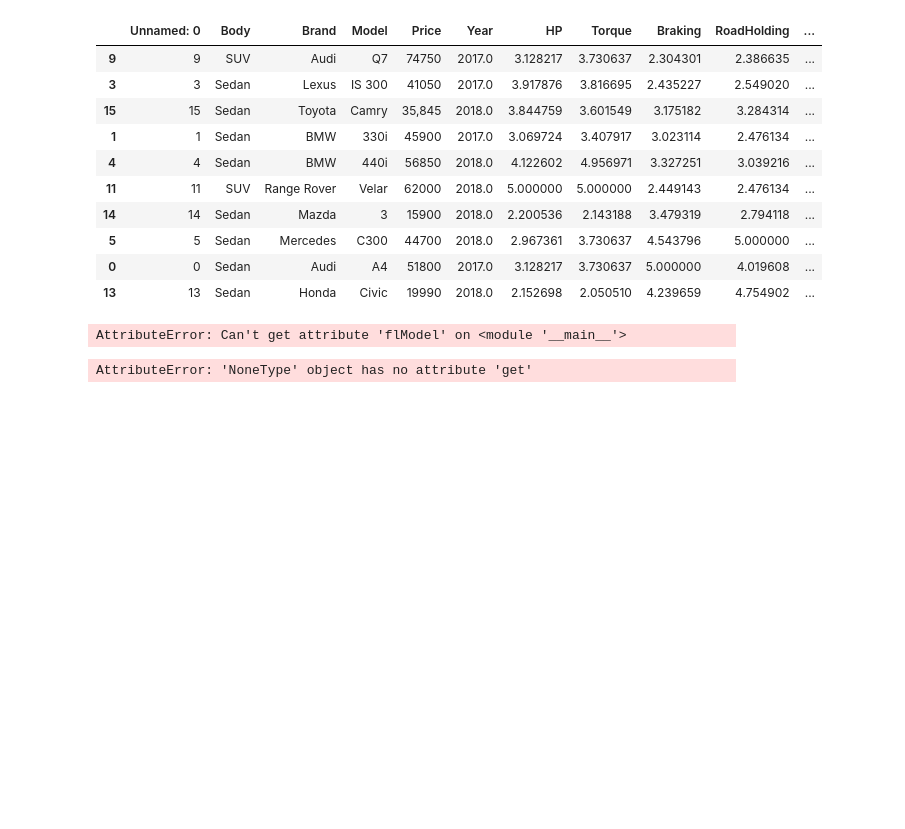
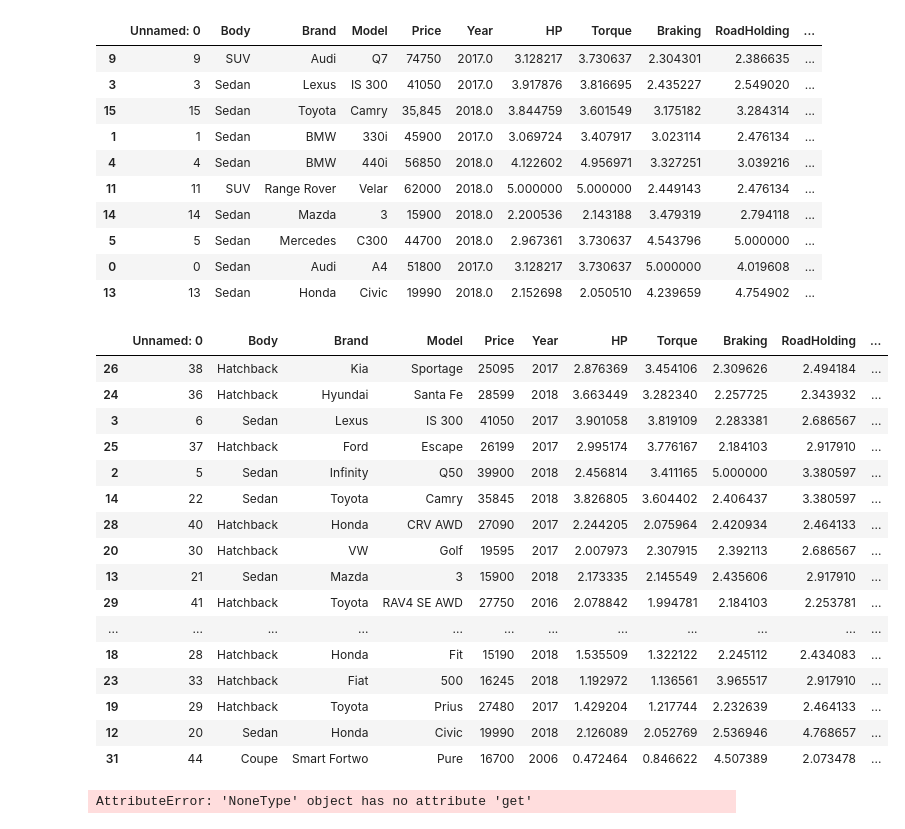
Before and after one commit to trentlavoie/fydp, a Jupyter notebook: notebooks/rec/rmse.ipynb, the cells around one changed output. Drawn from its saved outputs; the diff is of its cells as text; code cells hidden in the pictures; blank space fills up the shorter version.

Commit message:
rmse and model integration

```diff
--- a/notebooks/rec/rmse.ipynb
+++ b/notebooks/rec/rmse.ipynb
@@ -76,7 +77,7 @@ df.sort_values(by=['rmse_score'])
 | 13 | 13 | Sedan | Honda | Civic | 19990 | 2018.0 | 2.152698 | 2.050510 | 4.239659 | 4.754902 | ... |
 # %%
 def generate_user_vec(driving_log, web_map, m):
-    df = m.format_df([driving_log])
+    run_df = m.format_df([driving_log])
 
     num_of_brakes_average, num_of_brakes_stepped = m.count_braking_steps(run_df)
 
@@ -153,16 +154,32 @@ def find_car(models_file, driving_log, web_inputs, fuzzy_model):
 # %%
 web_mapping = {
     'price_min': 10000,
     'price_max': 45000,
-    'fuel_economy': 2, # 1,2,3
+    'fuel_economy': 1, # 1,2,3
 }
 
 with open('models/fuzzy_models.p', 'rb') as handle:
     fuzzy_models = pickle.load(handle)
 
-find_car(DATA_FILE, 'hwd_data2/run_34.csv', web_mapping, fuzzy_models)
+find_car(DATA_FILE, 'hwd_data2/run_40.csv', web_mapping, fuzzy_models)
 # %% [output]
-AttributeError: Can't get attribute 'flModel' on <module '__main__'>
+|  | Unnamed: 0 | Body | Brand | Model | Price | Year | HP | Torque | Braking | RoadHolding | ... |
+| 26 | 38 | Hatchback | Kia | Sportage | 25095 | 2017 | 2.876369 | 3.454106 | 2.309626 | 2.494184 | ... |
+| 24 | 36 | Hatchback | Hyundai | Santa Fe | 28599 | 2018 | 3.663449 | 3.282340 | 2.257725 | 2.343932 | ... |
+| 3 | 6 | Sedan | Lexus | IS 300 | 41050 | 2017 | 3.901058 | 3.819109 | 2.283381 | 2.686567 | ... |
+| 25 | 37 | Hatchback | Ford | Escape | 26199 | 2017 | 2.995174 | 3.776167 | 2.184103 | 2.917910 | ... |
+| 2 | 5 | Sedan | Infinity | Q50 | 39900 | 2018 | 2.456814 | 3.411165 | 5.000000 | 3.380597 | ... |
+| 14 | 22 | Sedan | Toyota | Camry | 35845 | 2018 | 3.826805 | 3.604402 | 2.406437 | 3.380597 | ... |
+| 28 | 40 | Hatchback | Honda | CRV AWD | 27090 | 2017 | 2.244205 | 2.075964 | 2.420934 | 2.464133 | ... |
+| 20 | 30 | Hatchback | VW | Golf | 19595 | 2017 | 2.007973 | 2.307915 | 2.392113 | 2.686567 | ... |
+| 13 | 21 | Sedan | Mazda | 3 | 15900 | 2018 | 2.173335 | 2.145549 | 2.435606 | 2.917910 | ... |
+| 29 | 41 | Hatchback | Toyota | RAV4 SE AWD | 27750 | 2016 | 2.078842 | 1.994781 | 2.184103 | 2.253781 | ... |
+| ... | ... | ... | ... | ... | ... | ... | ... | ... | ... | ... | ... |
+| 18 | 28 | Hatchback | Honda | Fit | 15190 | 2018 | 1.535509 | 1.322122 | 2.245112 | 2.434083 | ... |
+| 23 | 33 | Hatchback | Fiat | 500 | 16245 | 2018 | 1.192972 | 1.136561 | 3.965517 | 2.917910 | ... |
+| 19 | 29 | Hatchback | Toyota | Prius | 27480 | 2017 | 1.429204 | 1.217744 | 2.232639 | 2.464133 | ... |
+| 12 | 20 | Sedan | Honda | Civic | 19990 | 2018 | 2.126089 | 2.052769 | 2.536946 | 4.768657 | ... |
+| 31 | 44 | Coupe | Smart Fortwo | Pure | 16700 | 2006 | 0.472464 | 0.846622 | 4.507389 | 2.073478 | ... |
 # %%
 find_car(DATA_FILE, None, None)
 # %% [output]
```
Also changed, not shown: parts of 3 cells of this notebook, 5 other files.
